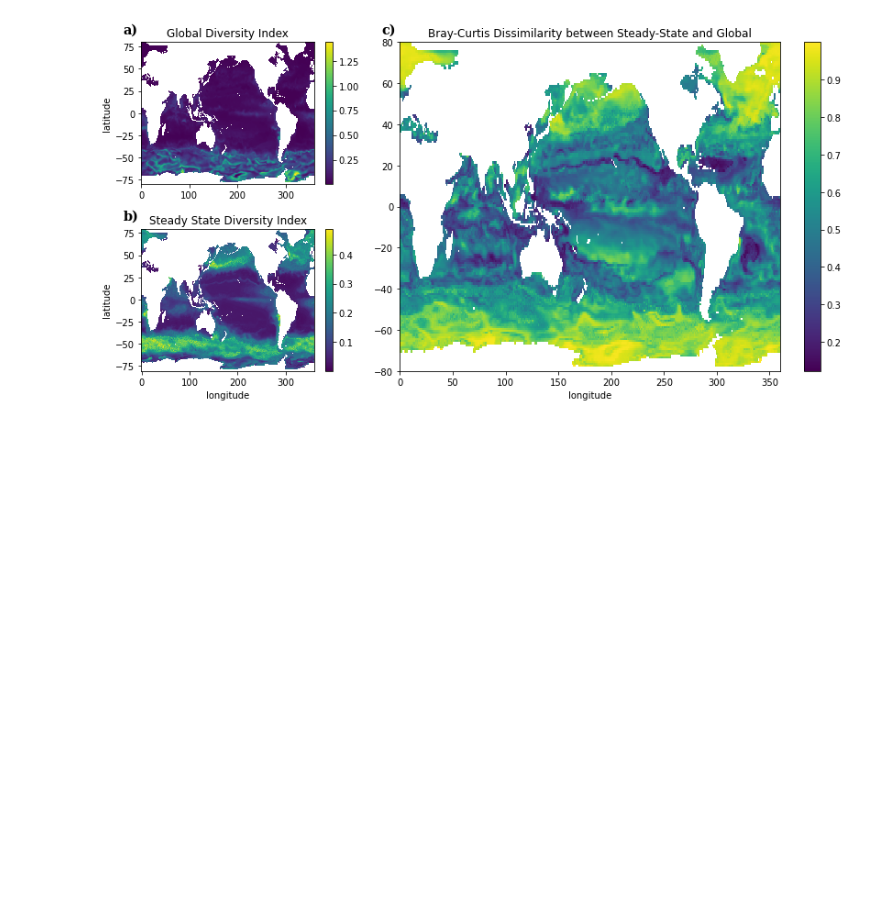
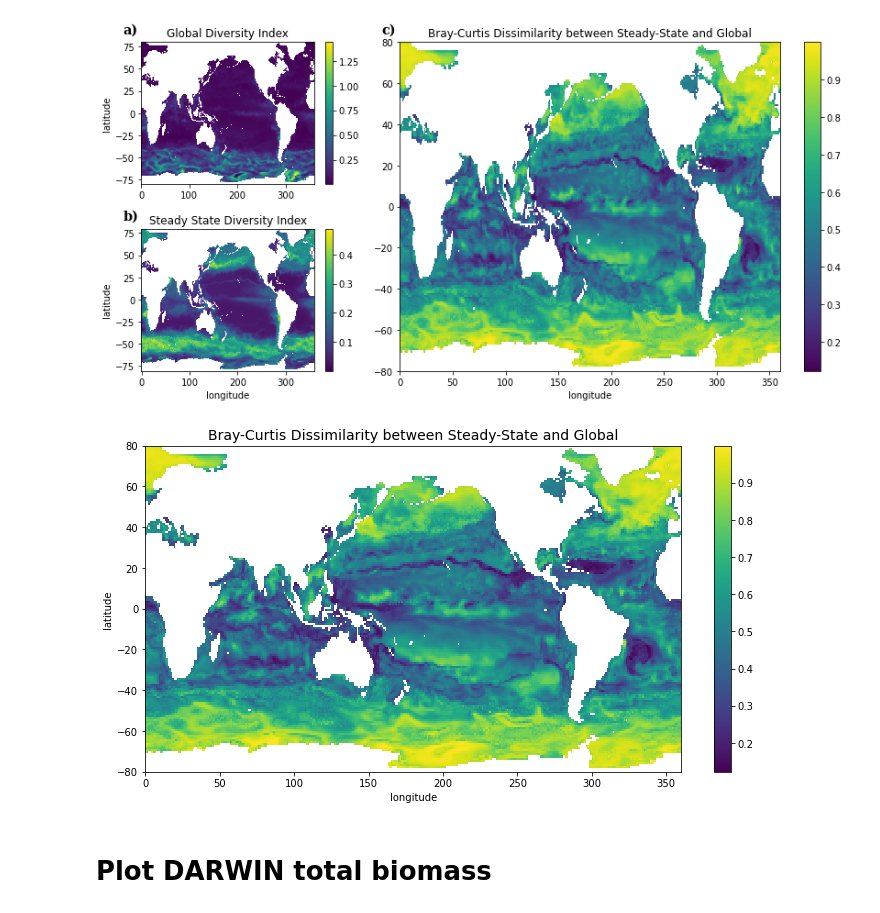
Before and after one commit to barbara42/Dar_One, a Jupyter notebook: ipython_notebooks/Whole World Comparison /Bray Curtis Similarity Figure.ipynb, the cells around one changed output. Saved outputs shown, nothing was run; the diff lists cells and outputs as text; code cells hidden in the pictures; blank space fills up the shorter version.

Commit message:
made figures for paper

```diff
--- a/ipython_notebooks/Whole World Comparison /Bray Curtis Similarity Figure.ipynb
+++ b/ipython_notebooks/Whole World Comparison /Bray Curtis Similarity Figure.ipynb
@@ -149,3 +149,15 @@ for ax, label in [(ax1, "a)"), (ax2, "b)"), (ax3, "c)")]:
 plt.show()
 # %% [output]
 [figure]
+# %%
+fig, ax = plt.subplots()
+bc_da.plot(ax=ax)
+ax.set_title("Bray-Curtis Dissimilarity between Steady-State and Global", fontsize=14)
+ax.set_xlabel("longitude")
+ax.set_ylabel("latitude")
+fig.set_size_inches(12,6)
+plt.show()
+# %% [output]
+[figure, added]
+# %% [markdown]
+# Plot DARWIN total biomass
```
Also changed, not shown: parts of 13 cells of this notebook, 1 other file.
